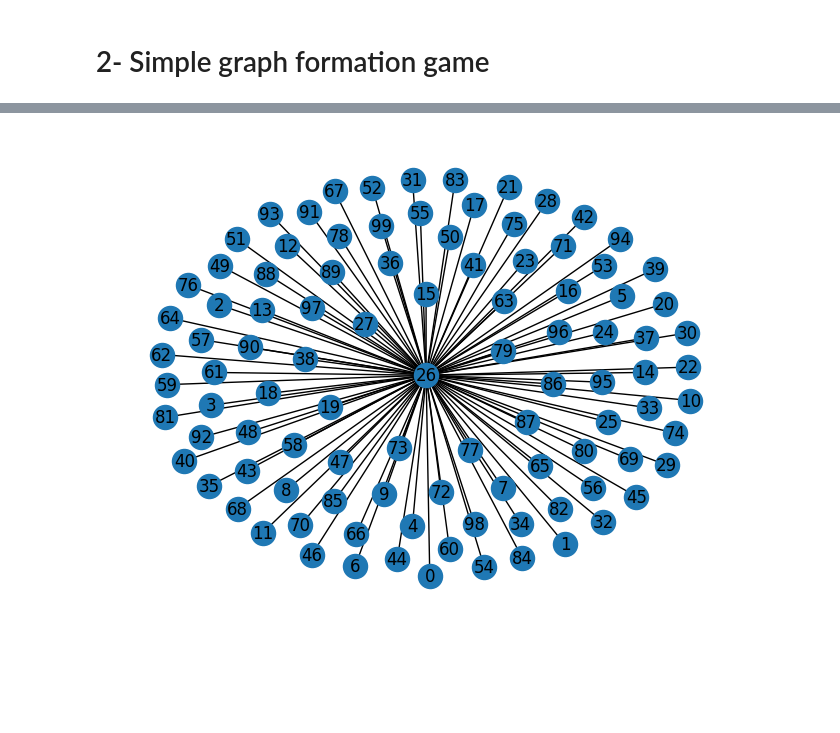
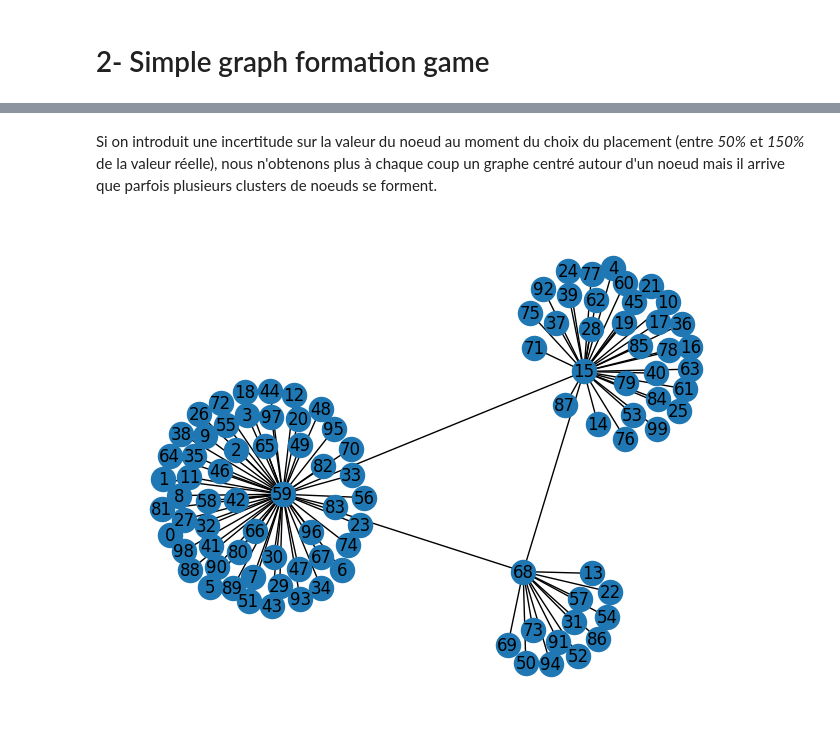
Before and after one commit to AlexWallerand/ISOC731-Network-Formation-Game, a Jupyter notebook: Network_formation_games.ipynb, the cells around one changed output, grey strips where cells are left out. Saved outputs shown, nothing was run; the diff lists cells and outputs as text; code cells hidden in the pictures; blank space fills up the shorter version.

```diff
--- a/Network_formation_games.ipynb
+++ b/Network_formation_games.ipynb
@@ -137,5 +146,7 @@ nx.draw(G, with_labels=True)
+# %% [markdown]
+Si on introduit une incertitude sur la valeur du noeud au moment du choix du placement (entre *50%* et *150%* de la valeur réelle), nous n'obtenons plus à chaque coup un graphe centré autour d'un noeud mais il arrive que parfois plusieurs clusters de noeuds se forment.
 # %%
-G = simpleGraphFormation(100, 0.3, 1.7)
+G = simpleGraphFormation(100, 0.5, 1.5)
 nx.draw(G, with_labels=True)
 # %% [output]
-[figure, old version]
+[figure, new version]
```
Also changed, not shown: parts of 5 cells of this notebook.
